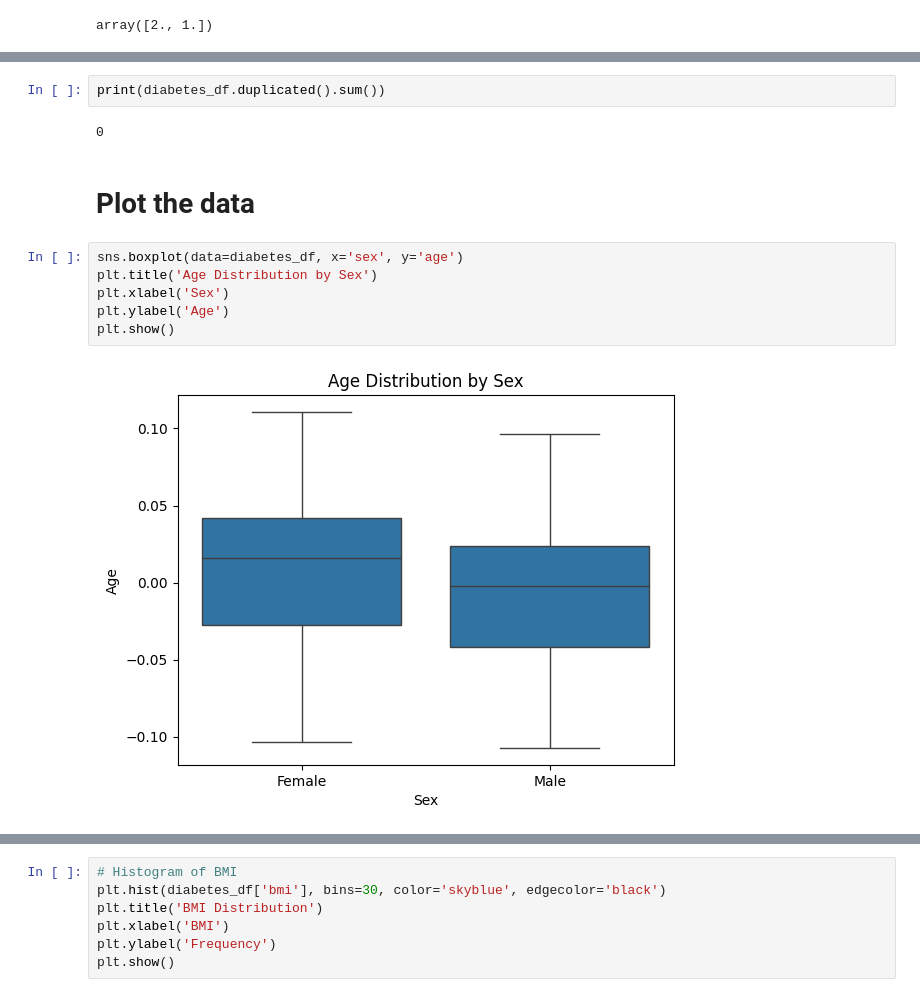
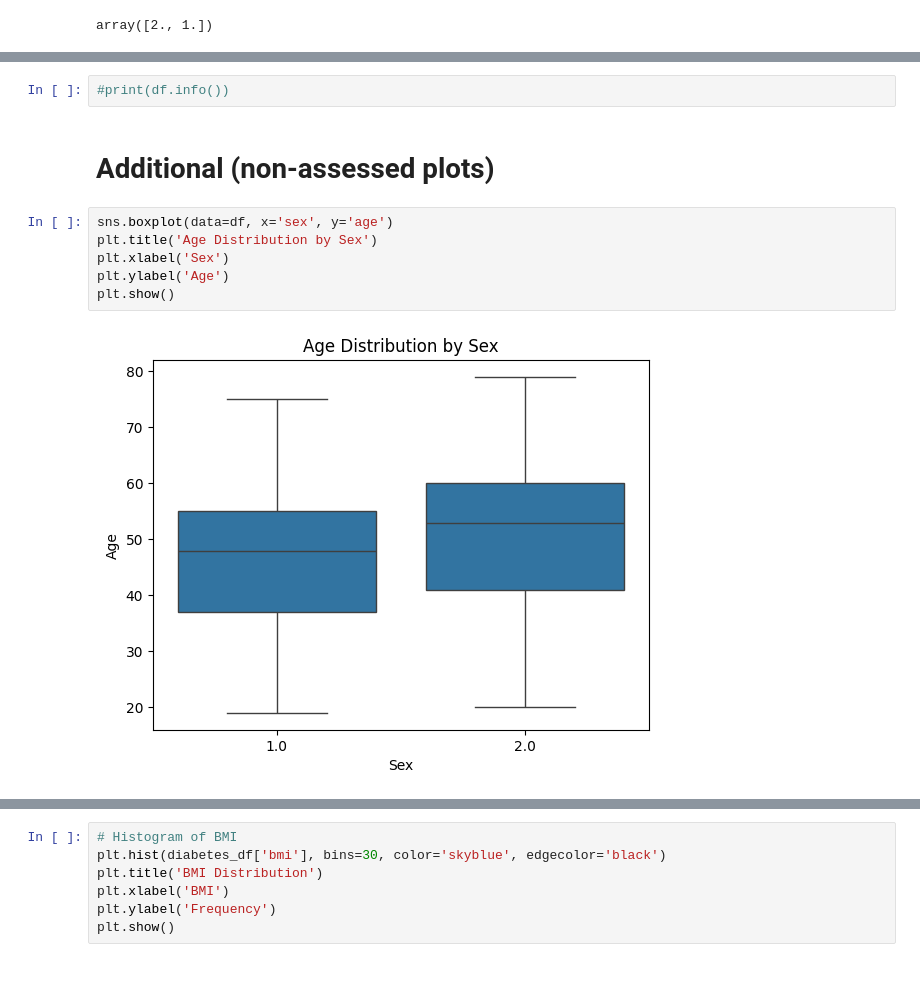
Before and after one commit to sarahajbane/colab_workbook_templates, a Jupyter notebook: sklearn_diabetes.ipynb, the cells around one changed output, grey strips where cells are left out. Saved outputs shown, nothing was run; the diff lists cells and outputs as text.

```diff
--- a/sklearn_diabetes.ipynb
+++ b/sklearn_diabetes.ipynb
@@ -184,16 +121,14 @@ dtype: int64
-# %%
-print(diabetes_df.duplicated().sum())
-# %% [output]
-0
-# %% [markdown]
-# Plot the data
+# %%
+#print(df.info())
+# %% [markdown]
+# Additional (non-assessed plots)
 # %%
-sns.boxplot(data=diabetes_df, x='sex', y='age')
+sns.boxplot(data=df, x='sex', y='age')
 plt.title('Age Distribution by Sex')
 plt.xlabel('Sex')
 plt.ylabel('Age')
 plt.show()
 # %% [output]
-[figure, old version]
+[figure, new version]
 # %%
 # Histogram of Age
```
Also changed, not shown: parts of 14 cells of this notebook.
